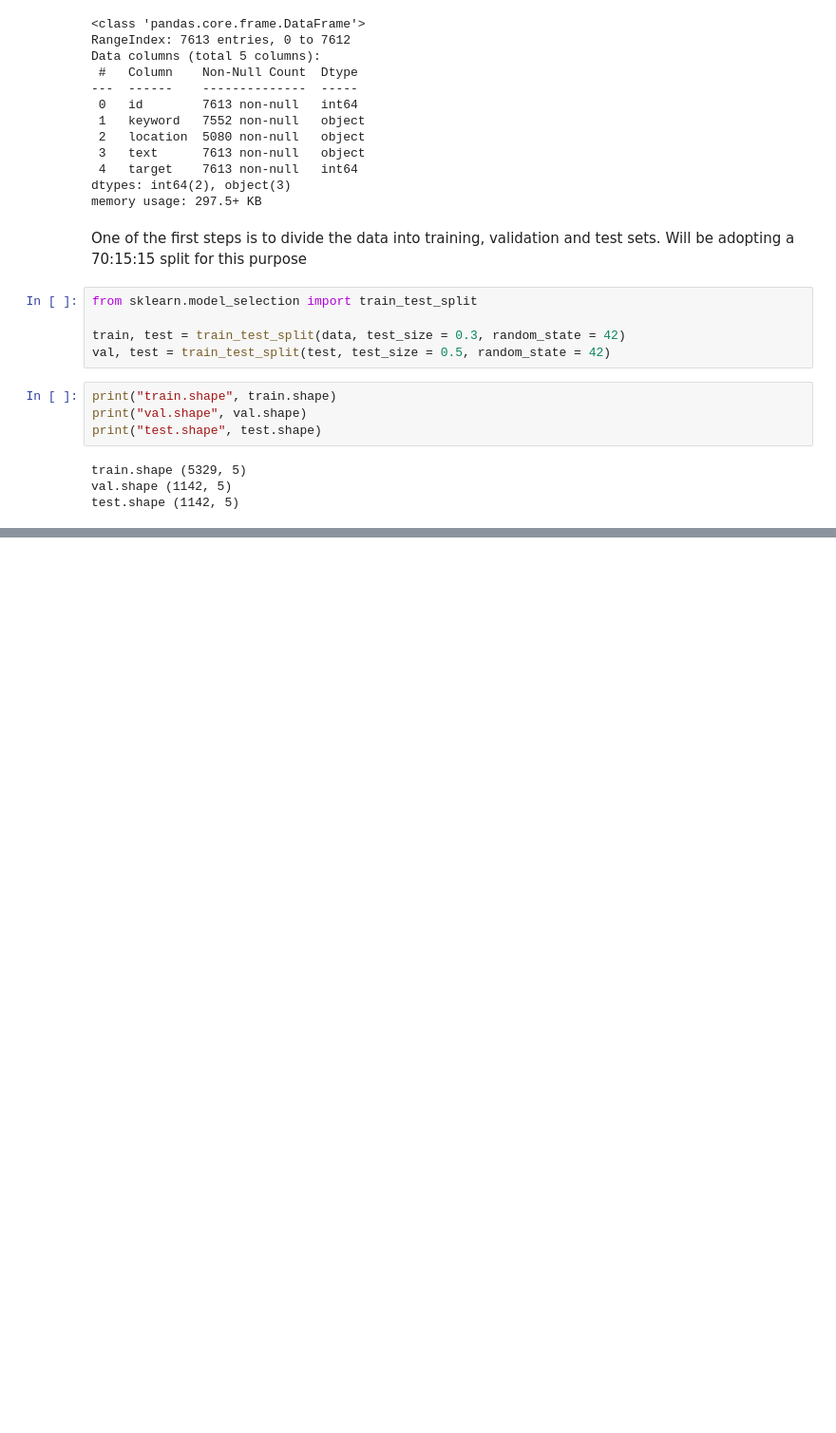
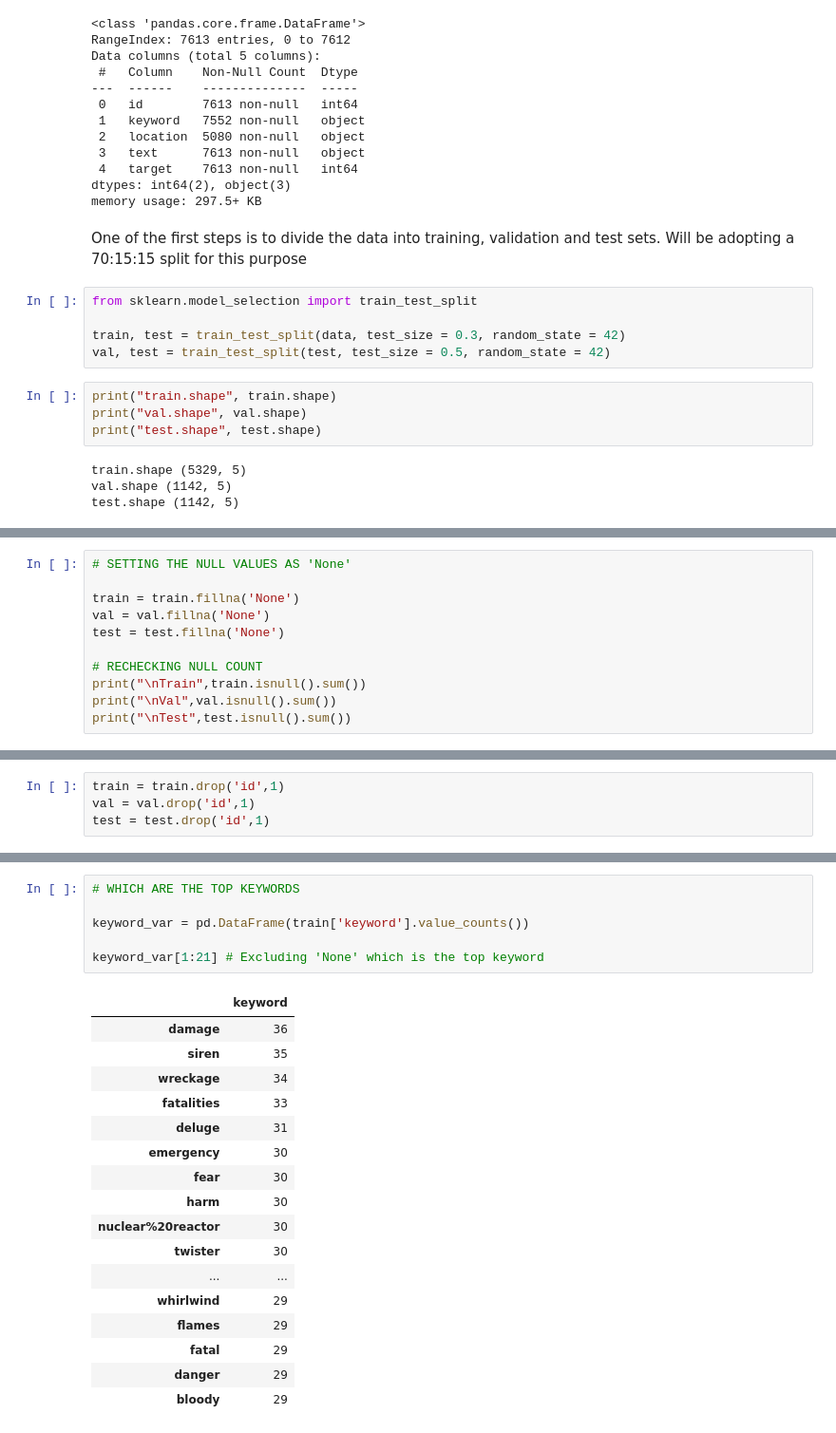
Before and after one commit to raamav/Text-Classification, a Jupyter notebook: Twitter_for_PublicEmergencies.ipynb, the cells around one changed output, grey strips where cells are left out. Shown at 95% size. Drawn from its saved outputs; the diff is of its cells as text; blank space fills up the shorter version.

```diff
--- a/Twitter_for_PublicEmergencies.ipynb
+++ b/Twitter_for_PublicEmergencies.ipynb
@@ -88,0 +156,11 @@ Exploring the data, building functions (and/or pipelines) for preprocessing data
+# %%
+# SETTING THE NULL VALUES AS 'None'
+
+train = train.fillna('None')
+val = val.fillna('None')
+test = test.fillna('None')
+
+# RECHECKING NULL COUNT
+print("\nTrain",train.isnull().sum())
+print("\nVal",val.isnull().sum())
+print("\nTest",test.isnull().sum())
@@ -88,0 +196,4 @@ Exploring the data, building functions (and/or pipelines) for preprocessing data
+# %%
+train = train.drop('id',1)
+val = val.drop('id',1)
+test = test.drop('id',1)
@@ -88,0 +214,24 @@ Exploring the data, building functions (and/or pipelines) for preprocessing data
+# %%
+# WHICH ARE THE TOP KEYWORDS
+
+keyword_var = pd.DataFrame(train['keyword'].value_counts())
+
+keyword_var[1:21] # Excluding 'None' which is the top keyword
+# %% [output]
+|  | keyword |
+| damage | 36 |
+| siren | 35 |
+| wreckage | 34 |
+| fatalities | 33 |
+| deluge | 31 |
+| emergency | 30 |
+| fear | 30 |
+| harm | 30 |
+| nuclear%20reactor | 30 |
+| twister | 30 |
+| ... | ... |
+| whirlwind | 29 |
+| flames | 29 |
+| fatal | 29 |
+| danger | 29 |
+| bloody | 29 |
```
Also changed, not shown: parts of 46 cells of this notebook.
